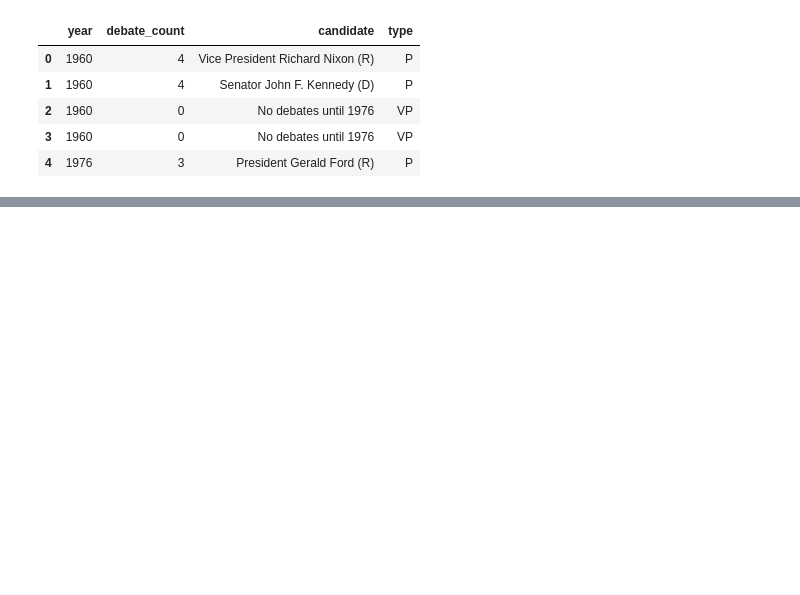
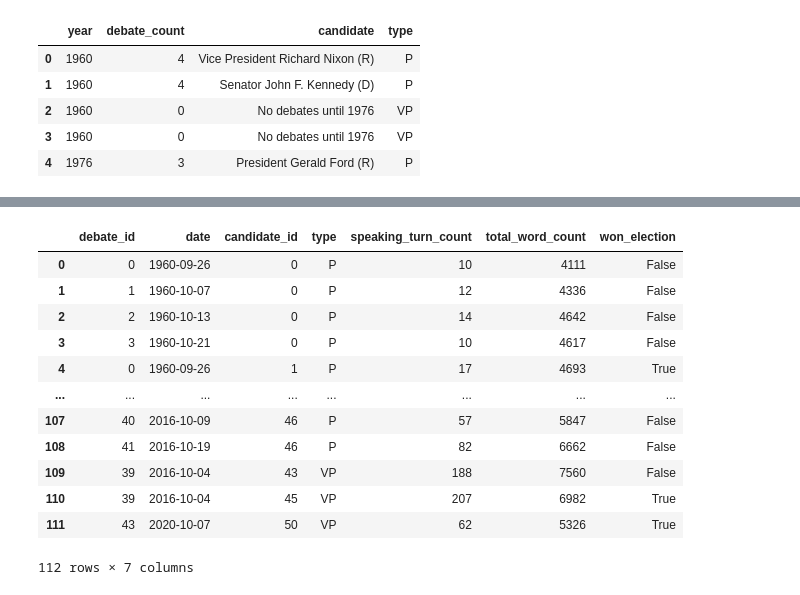
Before and after one commit to gdagger/US-Presidential-Debate-Dialogue-Analysis, a Jupyter notebook: data_exploration.ipynb, the cells around one changed output, grey strips where cells are left out. Cells and saved outputs as stored; diff of their text form; code cells hidden in the pictures; blank space fills up the shorter version.

```diff
--- a/data_exploration.ipynb
+++ b/data_exploration.ipynb
@@ -378,4 +328,4 @@ candidates_df
 # %%
 debate_dialogue_df['year'] = pd.DatetimeIndex(debate_dialogue_df['date']).year
 
-debate_dialogue_df.head()
+debate_dialogue_df = debate_dialogue_df.merge(candidates_df[['last_name', 'won_election']], left_on='actor', right_on='last_name')
@@ -465,0 +349,13 @@ debate_dialogue_df
+# %%
+candidate_debates_df = pd.merge(candidates_df, debate_dialogue_df)
+
+
+debates = candidate_debates_df.groupby(['date', 'type'], as_index=False).sum()
+
+debates = debates.reset_index().rename(columns={'index':'debate_id'})
+
+debates = debates[['debate_id', 'date', 'type']]
+
+debates.to_csv('./Tables/debates.csv')
+
+debates
@@ -465,0 +431,30 @@ debate_dialogue_df
+# %%
+performances = pd.merge(debates, candidate_debates_df, on='date')
+
+performances = performances.merge(candidates_df)
+
+performances = performances.merge(candidates)
+
+performances = performances[['debate_id', 'date', 'candidate_id', 'type_x', 'speaking_turn_count', 'total_word_count', 'won_election']]
+
+performances.to_csv('./Tables/performances.csv')
+
+# performances = candidate_debates_df.drop_duplicates(subset=['date', 'candidate_id'])
+
+performances = performances.rename(columns={'type_x':'type'})
+
+performances
+# %% [output]
+|  | debate_id | date | candidate_id | type | speaking_turn_count | total_word_count | won_election |
+| 0 | 0 | 1960-09-26 | 0 | P | 10 | 4111 | False |
+| 1 | 1 | 1960-10-07 | 0 | P | 12 | 4336 | False |
+| 2 | 2 | 1960-10-13 | 0 | P | 14 | 4642 | False |
+| 3 | 3 | 1960-10-21 | 0 | P | 10 | 4617 | False |
+| 4 | 0 | 1960-09-26 | 1 | P | 17 | 4693 | True |
+| ... | ... | ... | ... | ... | ... | ... | ... |
+| 107 | 40 | 2016-10-09 | 46 | P | 57 | 5847 | False |
+| 108 | 41 | 2016-10-19 | 46 | P | 82 | 6662 | False |
+| 109 | 39 | 2016-10-04 | 43 | VP | 188 | 7560 | False |
+| 110 | 39 | 2016-10-04 | 45 | VP | 207 | 6982 | True |
+| 111 | 43 | 2020-10-07 | 50 | VP | 62 | 5326 | True |
+112 rows × 7 columns
```
Also changed, not shown: parts of 28 cells of this notebook, 4 other files.
